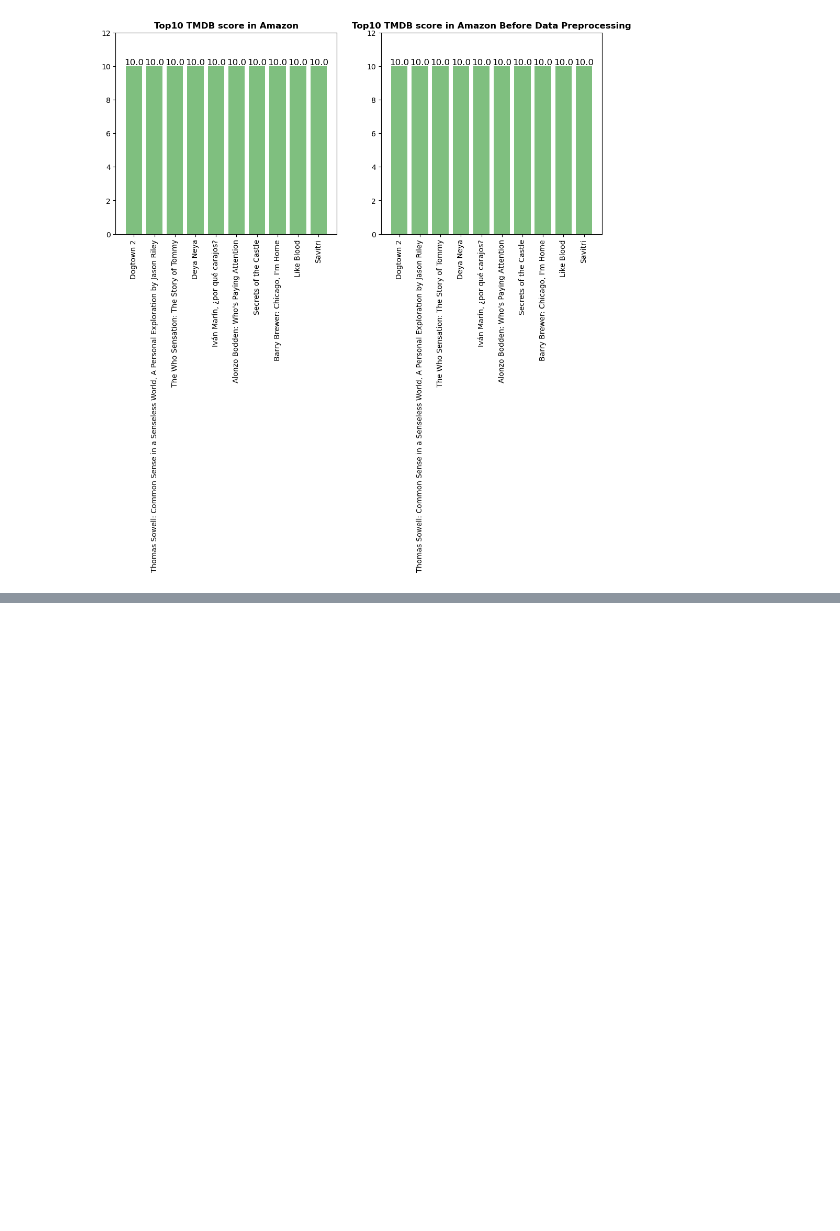
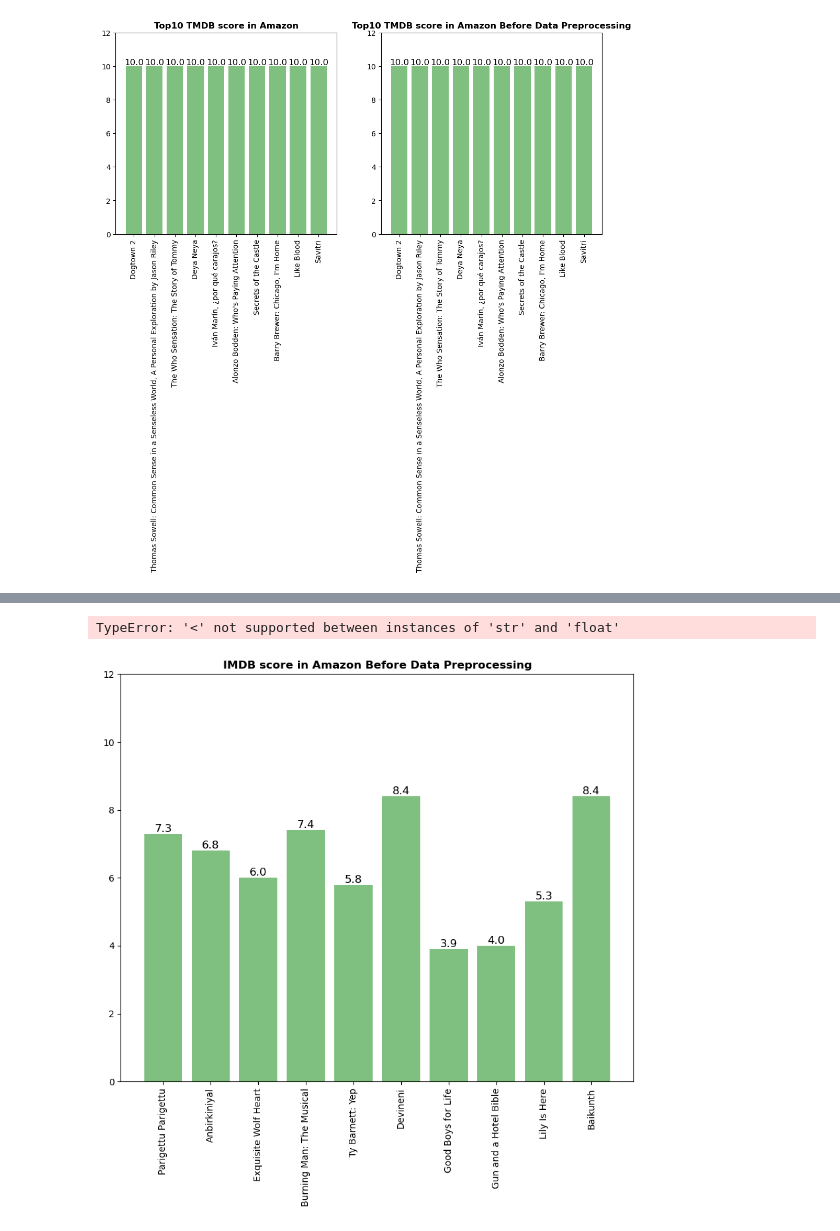
Before and after one commit to soy53/Datathon_ott, a Jupyter notebook: Amazon_1st.ipynb, the cells around one changed output, grey strips where cells are left out. Cells and saved outputs as stored; diff of their text form; code cells hidden in the pictures; blank space fills up the shorter version.

```diff
--- a/Amazon_1st.ipynb
+++ b/Amazon_1st.ipynb
@@ -451,0 +548,24 @@ plt.show()
+# %%
+# imdb score 하위 10개
+after_top_imdbscore=amazon_imdb.sort_values('imdb_score',ascending=False)
+after_top_imdbscore.head(10)
+# %% [output]
+TypeError: '<' not supported between instances of 'str' and 'float'
+# %%
+fig = plt.figure(figsize=(10,8))
+
+x = amazon.tail(10)['title']
+y = amazon.tail(10)['imdb_score']
+bar = plt.bar(x, y, color='green', alpha=0.5)
+plt.ylim(0, 12)
+
+for rect in bar:
+    height = rect.get_height()
+    plt.text(rect.get_x() + rect.get_width()/2.0, height, '%.1f' % height, ha='center', va='bottom', size = 12)
+
+plt.xticks(rotation=90)
+plt.title("IMDB score in Amazon Before Data Preprocessing",fontweight="bold")
+
+plt.show()
+# %% [output]
+[figure, added]
```
Also changed, not shown: parts of 18 cells of this notebook.
